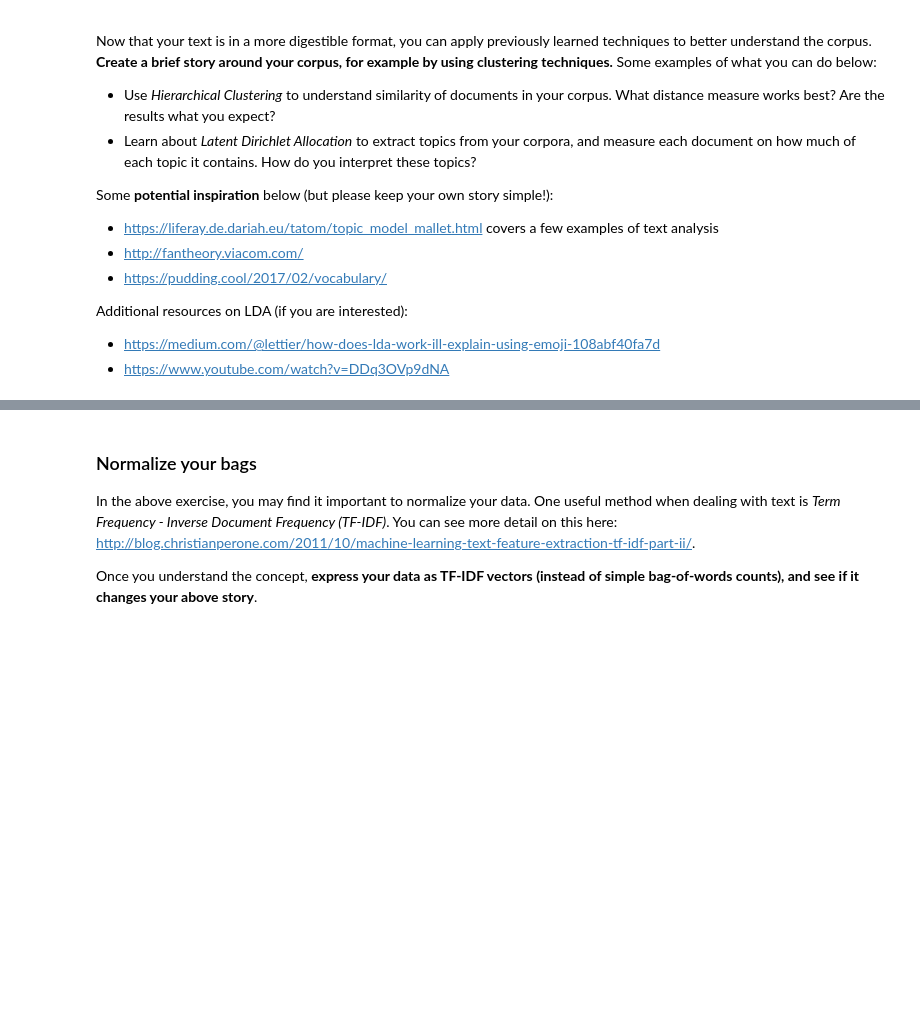
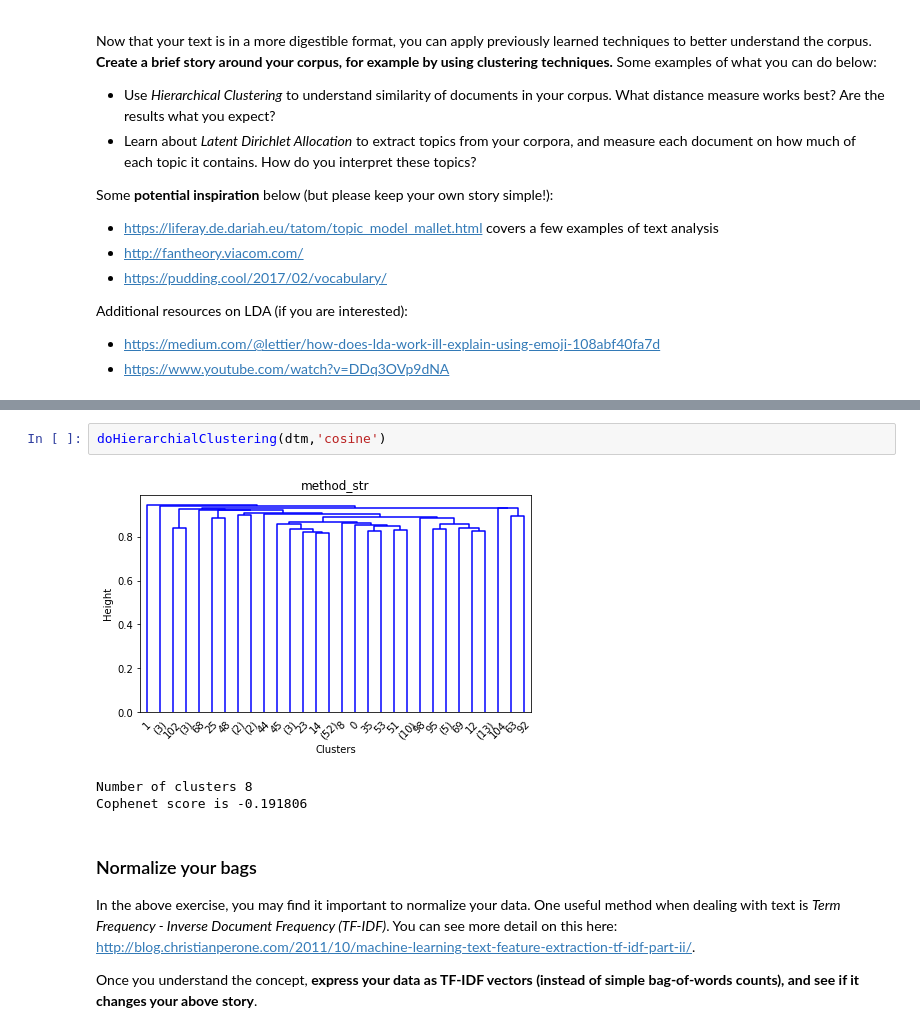
Before and after one commit to hanifa2102/AIAP_Week5, a Jupyter notebook: Week5_NLP_student.ipynb, the cells around one changed output, grey strips where cells are left out. Saved outputs shown, nothing was run; the diff lists cells and outputs as text; blank space fills up the shorter version.

```diff
--- a/Week5_NLP_student.ipynb
+++ b/Week5_NLP_student.ipynb
@@ -103,3 +135,9 @@ Additional resources on LDA (if you are interested):
+# %%
+doHierarchialClustering(dtm,'cosine')
+# %% [output]
+[figure, added]
+Number of clusters 8
+Cophenet score is -0.191806
 # %% [markdown]
 ### Normalize your bags
 In the above exercise, you may find it important to normalize your data.  One useful method when dealing with text is *Term Frequency - Inverse Document Frequency (TF-IDF)*. You can see more detail on this here: http://blog.christianperone.com/2011/10/machine-learning-text-feature-extraction-tf-idf-part-ii/.
```
Also changed, not shown: parts of 8 cells of this notebook.
